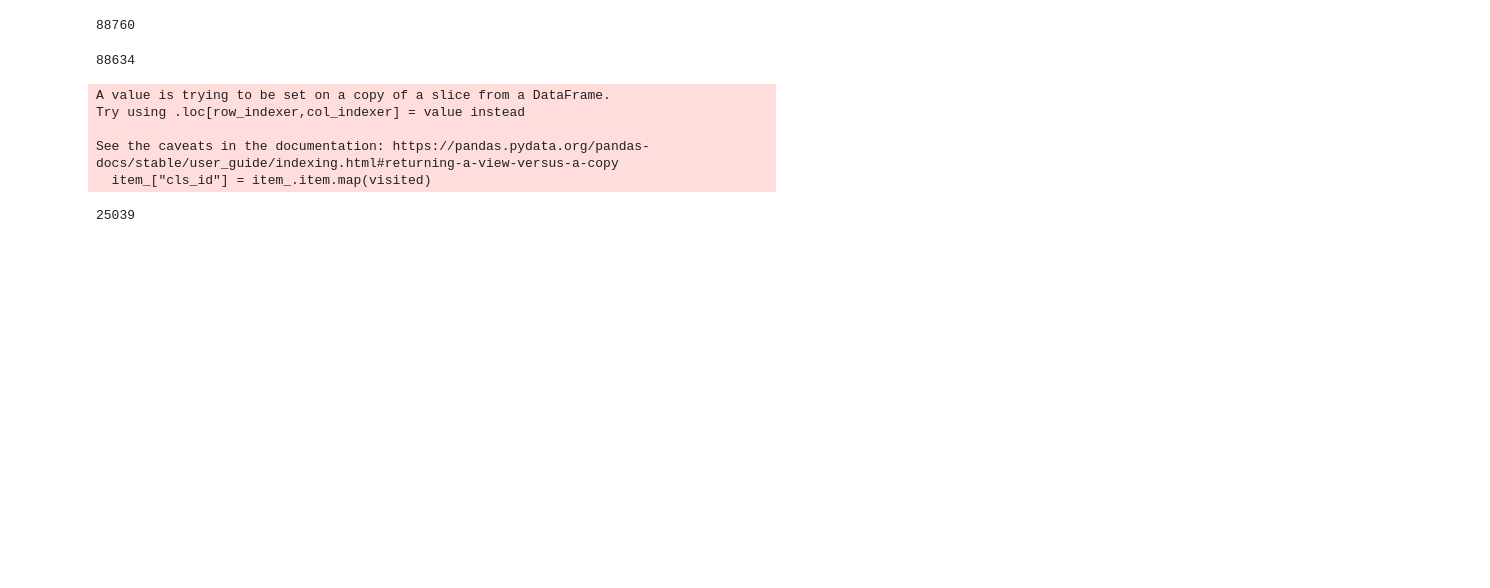
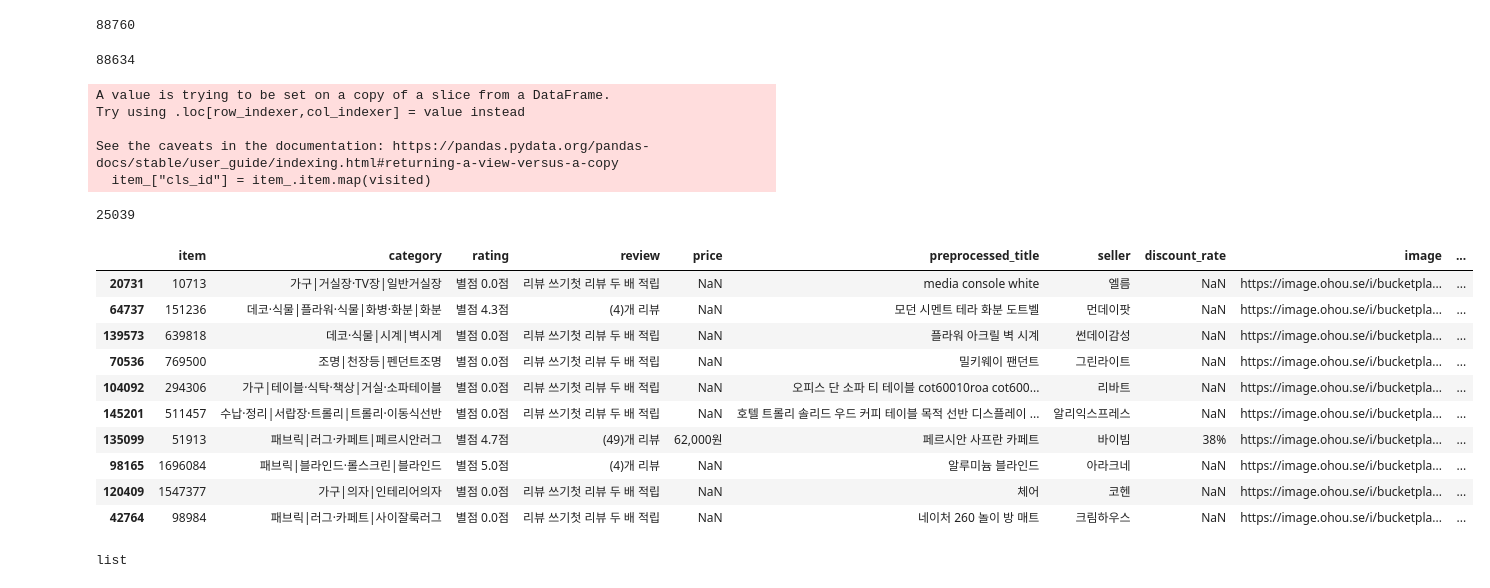
Before and after one commit to boostcampaitech4lv23recsys2/final-project-level3-recsys-12, a Jupyter notebook: EDA/EDA_KJH_ver3.ipynb, the cells around one changed output. Cells and saved outputs as stored; diff of their text form; code cells hidden in the pictures; blank space fills up the shorter version.

```diff
--- a/EDA/EDA_KJH_ver3.ipynb
+++ b/EDA/EDA_KJH_ver3.ipynb
@@ -278,3 +279,21 @@ len(item_[item_.cls_id != -1])
 # 전체 88634 item 중에 25039개에 해당하는 아이템을 클러스터링함. (28.2%)
 # %% [output]
 25039
+# %%
+item_.sample(10)
+# %% [output]
+|  | item | category | rating | review | price | preprocessed_title | seller | discount_rate | image | ... |
+| 20731 | 10713 | 가구|거실장·TV장|일반거실장 | 별점 0.0점 | 리뷰 쓰기첫 리뷰 두 배 적립 | NaN | media console white | 엘름 | NaN | https://image.ohou.se/i/bucketpla... | ... |
+| 64737 | 151236 | 데코·식물|플라워·식물|화병·화분|화분 | 별점 4.3점 | (4)개 리뷰 | NaN | 모던 시멘트 테라 화분 도트벨 | 먼데이팟 | NaN | https://image.ohou.se/i/bucketpla... | ... |
+| 139573 | 639818 | 데코·식물|시계|벽시계 | 별점 0.0점 | 리뷰 쓰기첫 리뷰 두 배 적립 | NaN | 플라워 아크릴 벽 시계 | 썬데이감성 | NaN | https://image.ohou.se/i/bucketpla... | ... |
+| 70536 | 769500 | 조명|천장등|펜던트조명 | 별점 0.0점 | 리뷰 쓰기첫 리뷰 두 배 적립 | NaN | 밀키웨이 팬던트 | 그린라이트 | NaN | https://image.ohou.se/i/bucketpla... | ... |
+| 104092 | 294306 | 가구|테이블·식탁·책상|거실·소파테이블 | 별점 0.0점 | 리뷰 쓰기첫 리뷰 두 배 적립 | NaN | 오피스 단 소파 티 테이블 cot60010roa cot600... | 리바트 | NaN | https://image.ohou.se/i/bucketpla... | ... |
+| 145201 | 511457 | 수납·정리|서랍장·트롤리|트롤리·이동식선반 | 별점 0.0점 | 리뷰 쓰기첫 리뷰 두 배 적립 | NaN | 호텔 트롤리 솔리드 우드 커피 테이블 목적 선반 디스플레이 ... | 알리익스프레스 | NaN | https://image.ohou.se/i/bucketpla... | ... |
+| 135099 | 51913 | 패브릭|러그·카페트|페르시안러그 | 별점 4.7점 | (49)개 리뷰 | 62,000원 | 페르시안 사프란 카페트 | 바이빔 | 38% | https://image.ohou.se/i/bucketpla... | ... |
+| 98165 | 1696084 | 패브릭|블라인드·롤스크린|블라인드 | 별점 5.0점 | (4)개 리뷰 | NaN | 알루미늄 블라인드 | 아라크네 | NaN | https://image.ohou.se/i/bucketpla... | ... |
+| 120409 | 1547377 | 가구|의자|인테리어의자 | 별점 0.0점 | 리뷰 쓰기첫 리뷰 두 배 적립 | NaN | 체어 | 코헨 | NaN | https://image.ohou.se/i/bucketpla... | ... |
+| 42764 | 98984 | 패브릭|러그·카페트|사이잘룩러그 | 별점 0.0점 | 리뷰 쓰기첫 리뷰 두 배 적립 | NaN | 네이처 260 놀이 방 매트 | 크림하우스 | NaN | https://image.ohou.se/i/bucketpla... | ... |
+# %%
+type(item_[item_.cls_id!=-1].iloc[0]["similar_item_list"])
+# %% [output]
+list
```
Also changed, not shown: parts of 5 cells of this notebook, 2 other files.
